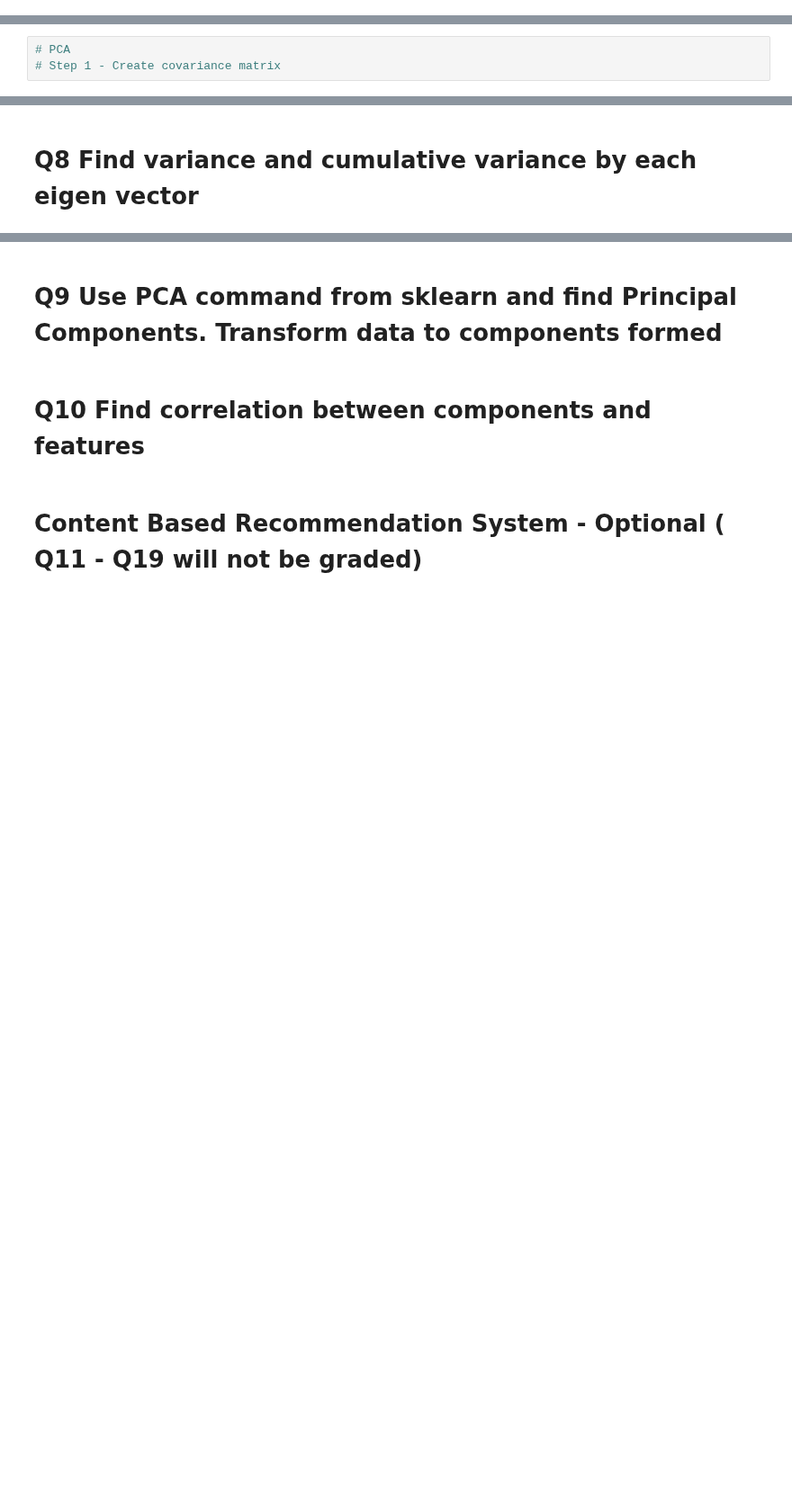
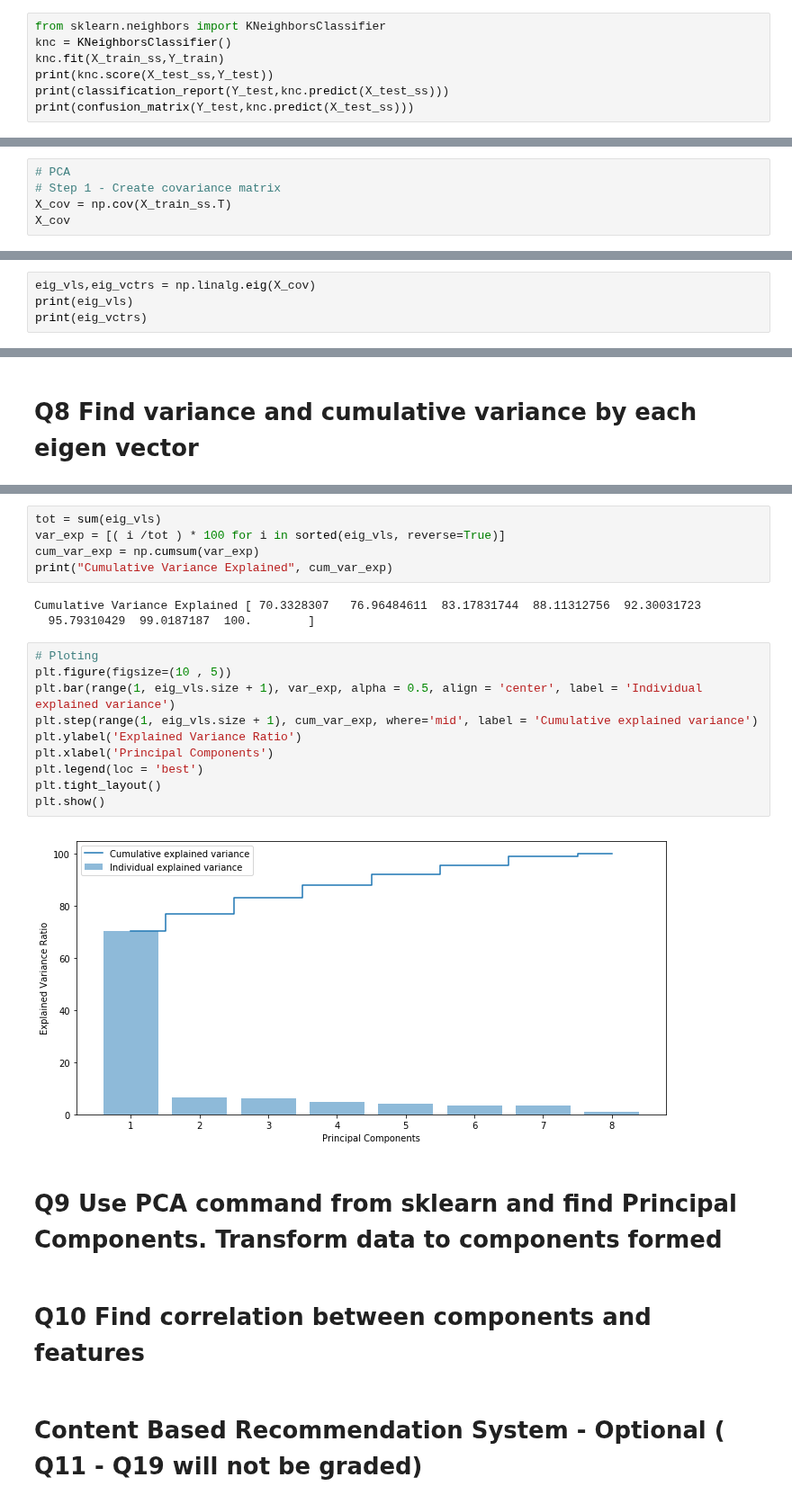
Before and after one commit to GreatLearningAIML1/chennai-aug-batch-senthilvelavan, a Jupyter notebook: Residency5-Internal/R5_Internal_Lab_PCA_CBRS_PBRS (updated).ipynb, the cells around one changed output, grey strips where cells are left out. Shown at 90% size. Drawn from its saved outputs; the diff is of its cells as text; blank space fills up the shorter version.

```diff
--- a/Residency5-Internal/R5_Internal_Lab_PCA_CBRS_PBRS (updated).ipynb
+++ b/Residency5-Internal/R5_Internal_Lab_PCA_CBRS_PBRS (updated).ipynb
@@ -286,0 +316,7 @@ Y = can_df['Class']
+# %%
+from sklearn.neighbors import KNeighborsClassifier
+knc = KNeighborsClassifier()
+knc.fit(X_train_ss,Y_train)
+print(knc.score(X_test_ss,Y_test))
+print(classification_report(Y_test,knc.predict(X_test_ss)))
+print(confusion_matrix(Y_test,knc.predict(X_test_ss)))
@@ -289,3 +480,5 @@ Y = can_df['Class']
 # %%
 # PCA
 # Step 1 - Create covariance matrix
+X_cov = np.cov(X_train_ss.T)
+X_cov
@@ -293,3 +503,7 @@ Y = can_df['Class']
 # Q7 Identify eigen values and eigen vector
 # %%
 # Step 2- Get eigen values and eigen vector
+# %%
+eig_vls,eig_vctrs = np.linalg.eig(X_cov)
+print(eig_vls)
+print(eig_vctrs)
@@ -298,3 +537,23 @@ Y = can_df['Class']
+# %%
+tot = sum(eig_vls)
+var_exp = [( i /tot ) * 100 for i in sorted(eig_vls, reverse=True)]
+cum_var_exp = np.cumsum(var_exp)
+print("Cumulative Variance Explained", cum_var_exp)
+# %% [output]
+Cumulative Variance Explained [ 70.3328307   76.96484611  83.17831744  88.11312756  92.30031723
+  95.79310429  99.0187187  100.        ]
+# %%
+# Ploting
+plt.figure(figsize=(10 , 5))
+plt.bar(range(1, eig_vls.size + 1), var_exp, alpha = 0.5, align = 'center', label = 'Individual explained variance')
+plt.step(range(1, eig_vls.size + 1), cum_var_exp, where='mid', label = 'Cumulative explained variance')
+plt.ylabel('Explained Variance Ratio')
+plt.xlabel('Principal Components')
+plt.legend(loc = 'best')
+plt.tight_layout()
+plt.show()
+# %% [output]
+[figure, added]
 # %% [markdown]
 # Q9 Use PCA command from sklearn and find Principal Components. Transform data to components formed
 # %% [markdown]
```
Also changed, not shown: parts of 16 cells of this notebook.
